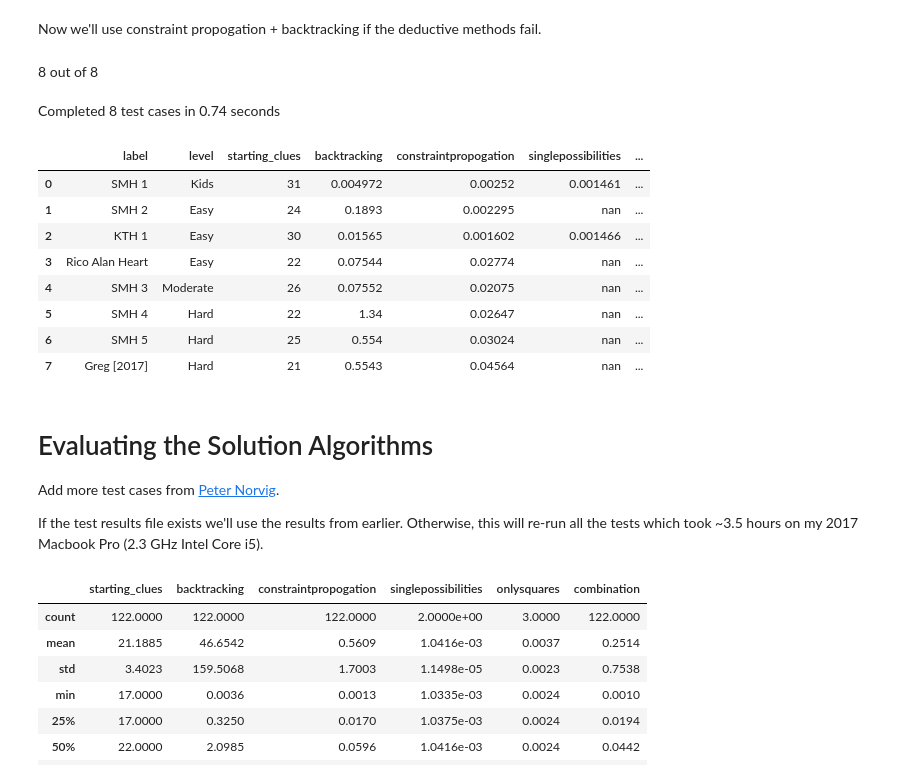
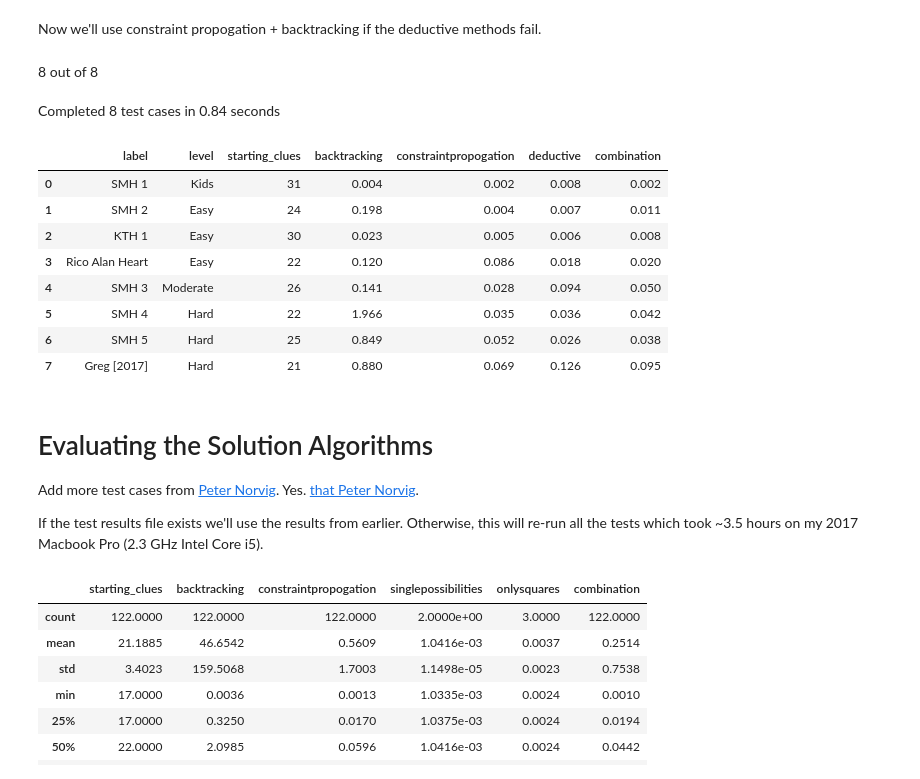
Before and after one commit to hissohathair/puzzle-solvers, a Jupyter notebook: Sudoku Solver.ipynb, the cells around one changed output. Saved outputs shown, nothing was run; the diff lists cells and outputs as text; code cells hidden in the pictures.

```diff
--- a/Sudoku Solver.ipynb
+++ b/Sudoku Solver.ipynb
@@ -222,4 +260,0 @@ df.style.applymap(color_nan)
-# %%
-method = 'onlysquares'
-solver = su.OnlySquaresSolver()
-n = pt.run_tests(solver, method, callback=update_progress)
@@ -247,4 +260,0 @@ This idea comes from [Sudoku Dragon's Two out of Three Rule](https://www.sudokud
-# %%
-method = 'twooutofthree'
-solver = su.TwoOutofThreeSolver()
-n = pt.run_tests(solver, method, callback=update_progress)
@@ -287,4 +260,0 @@ First we'll try with repeated applications of *just* the deductive methods.
-# %%
-method = 'deductivesonly'
-solver = su.CombinationSolver(use_backtracking=False)
-n = pt.run_tests(solver, method, callback=update_progress)
@@ -309,29 +262,29 @@ df.style.applymap(color_nan)
 Now we'll use constraint propogation + backtracking if the deductive methods fail.
 # %%
 method = 'combination'
-solver = su.CombinationSolver(use_backtracking=True)
+solver = su.DeductiveSolver(use_backtracking=True)
 n = pt.run_tests(solver, method, callback=update_progress)
 # %% [output]
 8 out of 8
-Completed 8 test cases in 0.74 seconds
+Completed 8 test cases in 0.84 seconds
 # %%
 df = pd.DataFrame(pt.get_test_results())
 df.sort_values(by=method, ascending=False)
-df.style.applymap(color_nan)
+df.style.applymap(color_nan).format({m: '{:.3f}' for m in su.SOLVERS}).format({method: '{:.3f}'})
 # %% [output]
-|  | label | level | starting_clues | backtracking | constraintpropogation | singlepossibilities | ... |
-| 0 | SMH 1 | Kids | 31 | 0.004972 | 0.00252 | 0.001461 | ... |
-| 1 | SMH 2 | Easy | 24 | 0.1893 | 0.002295 | nan | ... |
-| 2 | KTH 1 | Easy | 30 | 0.01565 | 0.001602 | 0.001466 | ... |
-| 3 | Rico Alan Heart | Easy | 22 | 0.07544 | 0.02774 | nan | ... |
-| 4 | SMH 3 | Moderate | 26 | 0.07552 | 0.02075 | nan | ... |
-| 5 | SMH 4 | Hard | 22 | 1.34 | 0.02647 | nan | ... |
-| 6 | SMH 5 | Hard | 25 | 0.554 | 0.03024 | nan | ... |
-| 7 | Greg [2017] | Hard | 21 | 0.5543 | 0.04564 | nan | ... |
+|  | label | level | starting_clues | backtracking | constraintpropogation | deductive | combination |
+| 0 | SMH 1 | Kids | 31 | 0.004 | 0.002 | 0.008 | 0.002 |
+| 1 | SMH 2 | Easy | 24 | 0.198 | 0.004 | 0.007 | 0.011 |
+| 2 | KTH 1 | Easy | 30 | 0.023 | 0.005 | 0.006 | 0.008 |
+| 3 | Rico Alan Heart | Easy | 22 | 0.120 | 0.086 | 0.018 | 0.020 |
+| 4 | SMH 3 | Moderate | 26 | 0.141 | 0.028 | 0.094 | 0.050 |
+| 5 | SMH 4 | Hard | 22 | 1.966 | 0.035 | 0.036 | 0.042 |
+| 6 | SMH 5 | Hard | 25 | 0.849 | 0.052 | 0.026 | 0.038 |
+| 7 | Greg [2017] | Hard | 21 | 0.880 | 0.069 | 0.126 | 0.095 |
 # %% [markdown]
 # Evaluating the Solution Algorithms
 
-Add more test cases from [Peter Norvig](https://norvig.com/sudoku.html).
+Add more test cases from [Peter Norvig](https://norvig.com/sudoku.html). Yes. [that Peter Norvig](http://aima.cs.berkeley.edu/).
 
 If the test results file exists we'll use the results from earlier. Otherwise, this will re-run all the tests which took ~3.5 hours on my 2017 Macbook Pro (2.3 GHz Intel Core i5).
 # %%
```
Also changed, not shown: parts of 42 cells of this notebook, 2 other files.
